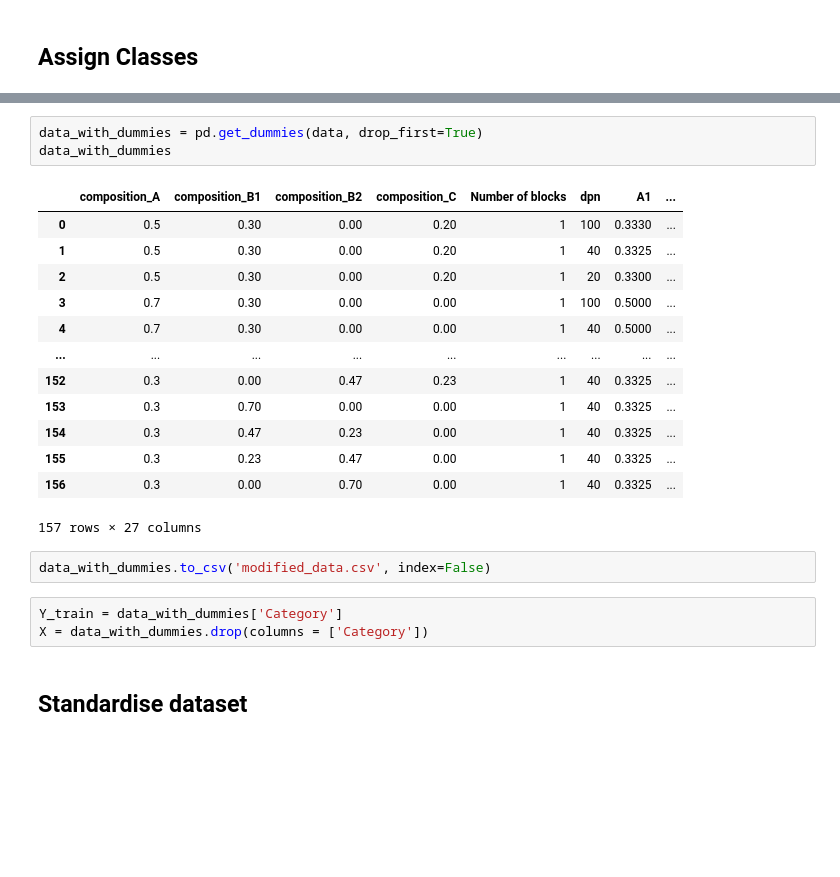
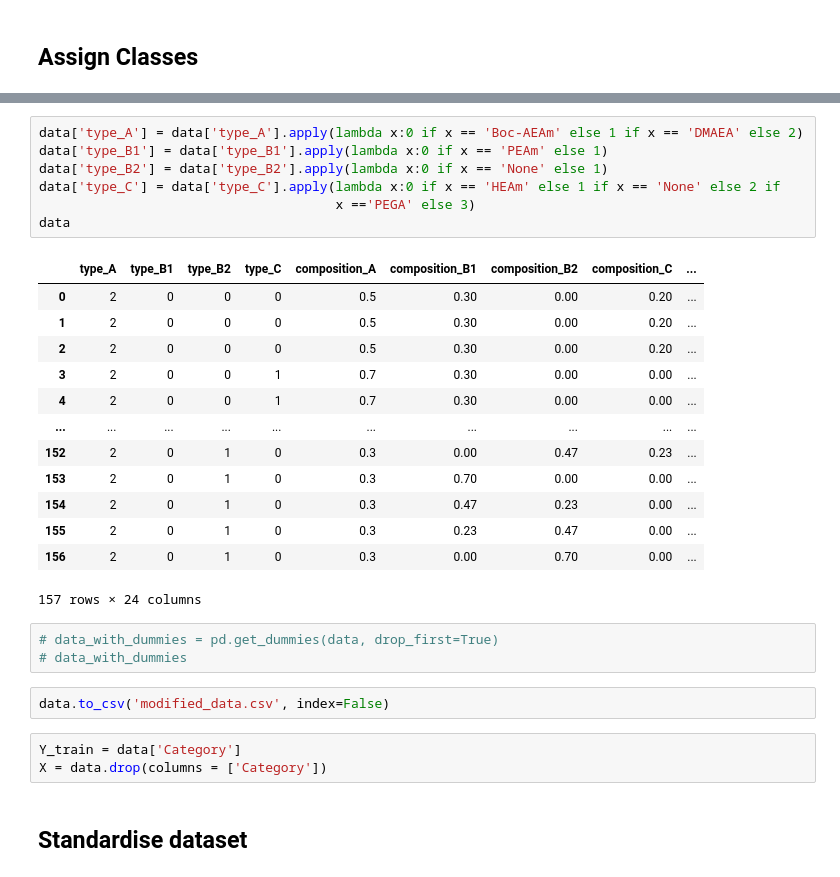
Before and after one commit to YimengJin/Thesis_Yimeng, a Jupyter notebook: Polymer BO.ipynb, the cells around one changed output, grey strips where cells are left out. Drawn from its saved outputs; the diff is of its cells as text; blank space fills up the shorter version.

Commit message:
category sorted

```diff
--- a/Polymer BO.ipynb
+++ b/Polymer BO.ipynb
@@ -82,25 +99,32 @@ data = data.drop(columns = ['MIC_PAO1_PA'])
+# %%
+data['type_A'] = data['type_A'].apply(lambda x:0 if x == 'Boc-AEAm' else 1 if x == 'DMAEA' else 2)
+data['type_B1'] = data['type_B1'].apply(lambda x:0 if x == 'PEAm' else 1)
+data['type_B2'] = data['type_B2'].apply(lambda x:0 if x == 'None' else 1)
+data['type_C'] = data['type_C'].apply(lambda x:0 if x == 'HEAm' else 1 if x == 'None' else 2 if
+                                      x =='PEGA' else 3)
+data
+# %% [output]
+|  | type_A | type_B1 | type_B2 | type_C | composition_A | composition_B1 | composition_B2 | composition_C | ... |
+| 0 | 2 | 0 | 0 | 0 | 0.5 | 0.30 | 0.00 | 0.20 | ... |
+| 1 | 2 | 0 | 0 | 0 | 0.5 | 0.30 | 0.00 | 0.20 | ... |
+| 2 | 2 | 0 | 0 | 0 | 0.5 | 0.30 | 0.00 | 0.20 | ... |
+| 3 | 2 | 0 | 0 | 1 | 0.7 | 0.30 | 0.00 | 0.00 | ... |
+| 4 | 2 | 0 | 0 | 1 | 0.7 | 0.30 | 0.00 | 0.00 | ... |
+| ... | ... | ... | ... | ... | ... | ... | ... | ... | ... |
+| 152 | 2 | 0 | 1 | 0 | 0.3 | 0.00 | 0.47 | 0.23 | ... |
+| 153 | 2 | 0 | 1 | 0 | 0.3 | 0.70 | 0.00 | 0.00 | ... |
+| 154 | 2 | 0 | 1 | 0 | 0.3 | 0.47 | 0.23 | 0.00 | ... |
+| 155 | 2 | 0 | 1 | 0 | 0.3 | 0.23 | 0.47 | 0.00 | ... |
+| 156 | 2 | 0 | 1 | 0 | 0.3 | 0.00 | 0.70 | 0.00 | ... |
+157 rows × 24 columns
 # %%
-data_with_dummies = pd.get_dummies(data, drop_first=True)
-data_with_dummies
+# data_with_dummies = pd.get_dummies(data, drop_first=True)
+# data_with_dummies
-# %% [output]
-|  | composition_A | composition_B1 | composition_B2 | composition_C | Number of blocks | dpn | A1 | ... |
-| 0 | 0.5 | 0.30 | 0.00 | 0.20 | 1 | 100 | 0.3330 | ... |
-| 1 | 0.5 | 0.30 | 0.00 | 0.20 | 1 | 40 | 0.3325 | ... |
-| 2 | 0.5 | 0.30 | 0.00 | 0.20 | 1 | 20 | 0.3300 | ... |
-| 3 | 0.7 | 0.30 | 0.00 | 0.00 | 1 | 100 | 0.5000 | ... |
-| 4 | 0.7 | 0.30 | 0.00 | 0.00 | 1 | 40 | 0.5000 | ... |
-| ... | ... | ... | ... | ... | ... | ... | ... | ... |
-| 152 | 0.3 | 0.00 | 0.47 | 0.23 | 1 | 40 | 0.3325 | ... |
-| 153 | 0.3 | 0.70 | 0.00 | 0.00 | 1 | 40 | 0.3325 | ... |
-| 154 | 0.3 | 0.47 | 0.23 | 0.00 | 1 | 40 | 0.3325 | ... |
-| 155 | 0.3 | 0.23 | 0.47 | 0.00 | 1 | 40 | 0.3325 | ... |
-| 156 | 0.3 | 0.00 | 0.70 | 0.00 | 1 | 40 | 0.3325 | ... |
-157 rows × 27 columns
 # %%
-data_with_dummies.to_csv('modified_data.csv', index=False)
+data.to_csv('modified_data.csv', index=False)
 # %%
-Y_train = data_with_dummies['Category']
-X = data_with_dummies.drop(columns = ['Category'])
+Y_train = data['Category']
+X = data.drop(columns = ['Category'])
 # %% [markdown]
 ## Standardise dataset
 # %%
```
Also changed, not shown: parts of 16 cells of this notebook, 2 other files.
